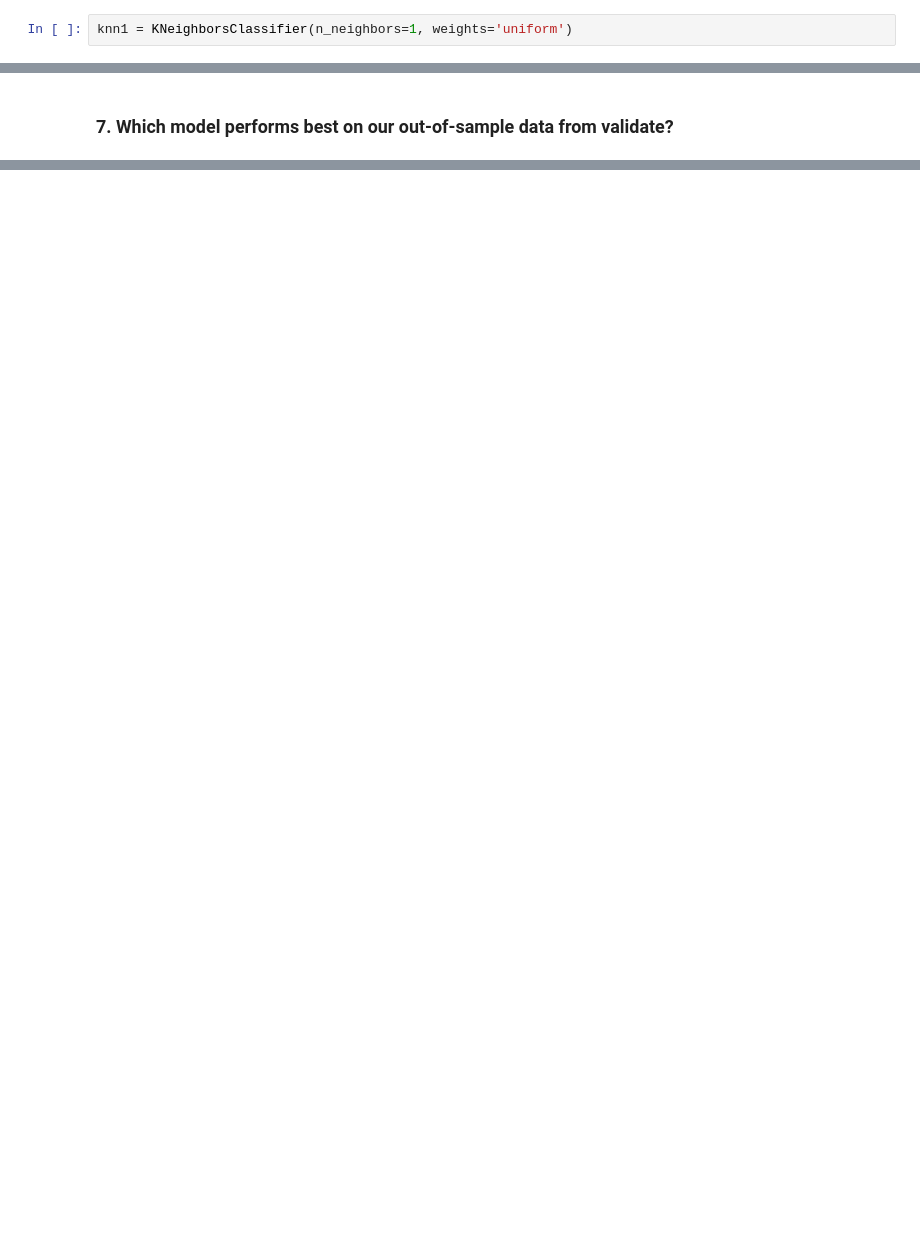
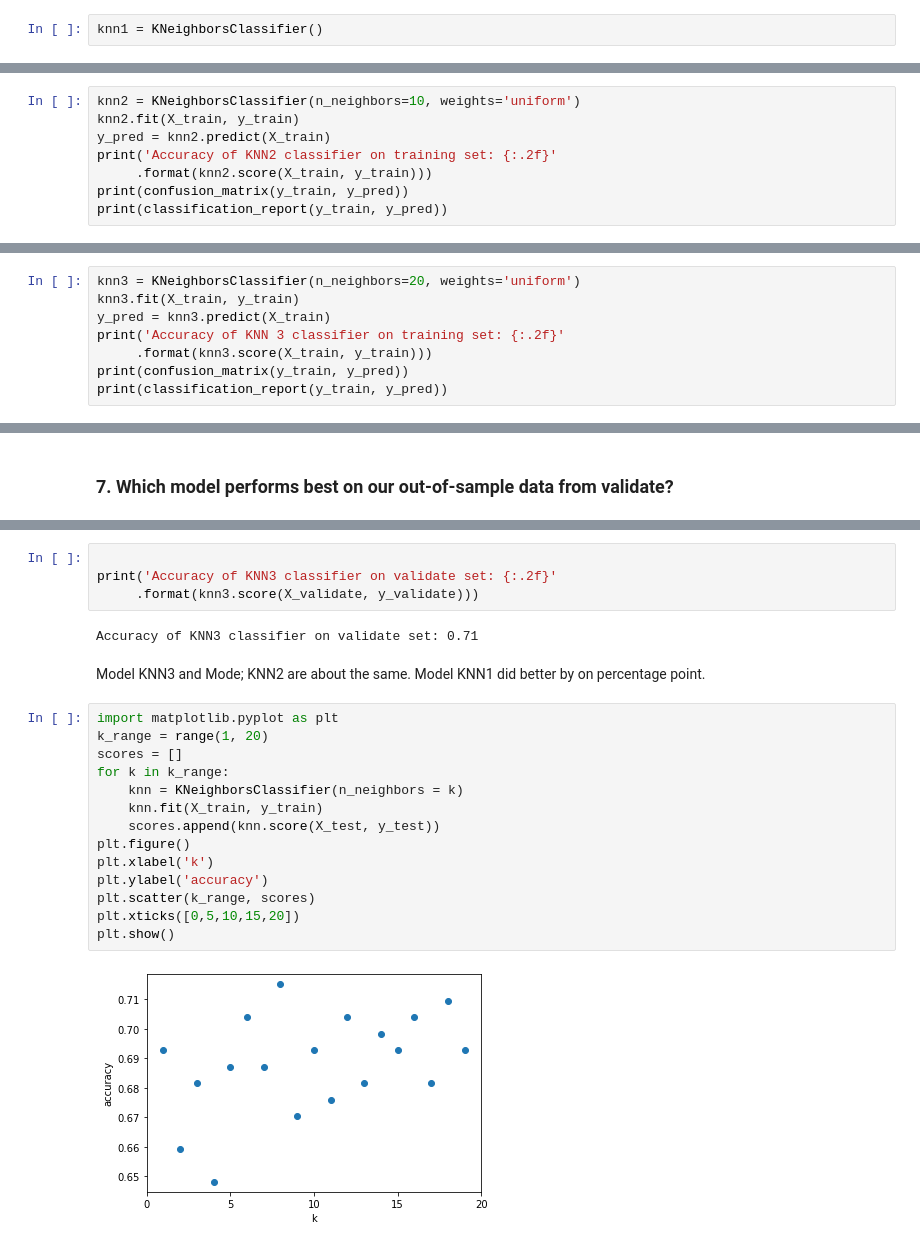
Before and after one commit to Yvette-Ibarra/classification-exercises, a Jupyter notebook: Model.ipynb, the cells around one changed output, grey strips where cells are left out. Cells and saved outputs as stored; diff of their text form; blank space fills up the shorter version.

```diff
--- a/Model.ipynb
+++ b/Model.ipynb
@@ -1605,4 +1614,4 @@ X_train, X_validate, X_test = prepare.impute_mean_age(X_train, X_validate, X_tes
 # %% [markdown]
 ### 1. Fit a K-Nearest Neighbors classifier to your training sample and transform (i.e. make predictions on the training sample)
 # %%
-knn1 = KNeighborsClassifier(n_neighbors=1, weights='uniform')
+knn1 = KNeighborsClassifier()
@@ -1670,2 +1715,10 @@ weighted avg       1.00      1.00      1.00       498
 # %% [markdown]
 ### 4. Run through steps 2-4 setting k to 10
+# %%
+knn2 = KNeighborsClassifier(n_neighbors=10, weights='uniform')
+knn2.fit(X_train, y_train)
+y_pred = knn2.predict(X_train)
+print('Accuracy of KNN2 classifier on training set: {:.2f}'
+     .format(knn2.score(X_train, y_train)))
+print(confusion_matrix(y_train, y_pred))
+print(classification_report(y_train, y_pred))
@@ -1672,2 +1772,10 @@ weighted avg       1.00      1.00      1.00       498
 # %% [markdown]
 ### 5. Run through steps 2-4 setting k to 20
+# %%
+knn3 = KNeighborsClassifier(n_neighbors=20, weights='uniform')
+knn3.fit(X_train, y_train)
+y_pred = knn3.predict(X_train)
+print('Accuracy of KNN 3 classifier on training set: {:.2f}'
+     .format(knn3.score(X_train, y_train)))
+print(confusion_matrix(y_train, y_pred))
+print(classification_report(y_train, y_pred))
@@ -1677,0 +1849,24 @@ weighted avg       1.00      1.00      1.00       498
+# %%
+
+print('Accuracy of KNN3 classifier on validate set: {:.2f}'
+     .format(knn3.score(X_validate, y_validate)))
+# %% [output]
+Accuracy of KNN3 classifier on validate set: 0.71
+# %% [markdown]
+Model KNN3 and Mode; KNN2 are about the same. Model KNN1 did better by on percentage point.
+# %%
+import matplotlib.pyplot as plt
+k_range = range(1, 20)
+scores = []
+for k in k_range:
+    knn = KNeighborsClassifier(n_neighbors = k)
+    knn.fit(X_train, y_train)
+    scores.append(knn.score(X_test, y_test))
+plt.figure()
+plt.xlabel('k')
+plt.ylabel('accuracy')
+plt.scatter(k_range, scores)
+plt.xticks([0,5,10,15,20])
+plt.show()
+# %% [output]
+[figure, added]
```
Also changed, not shown: parts of 33 cells of this notebook.
